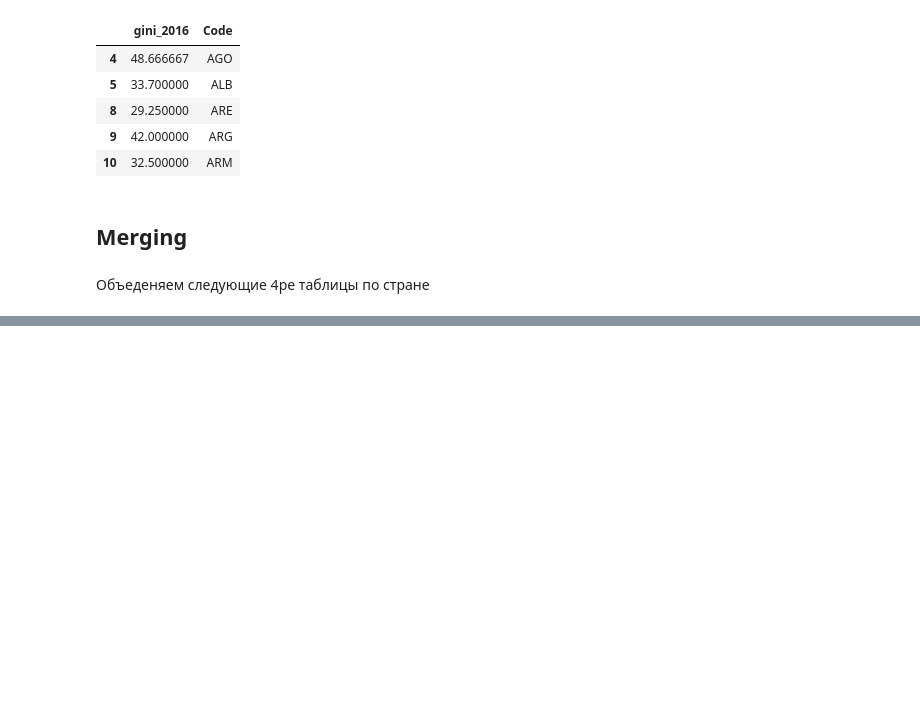
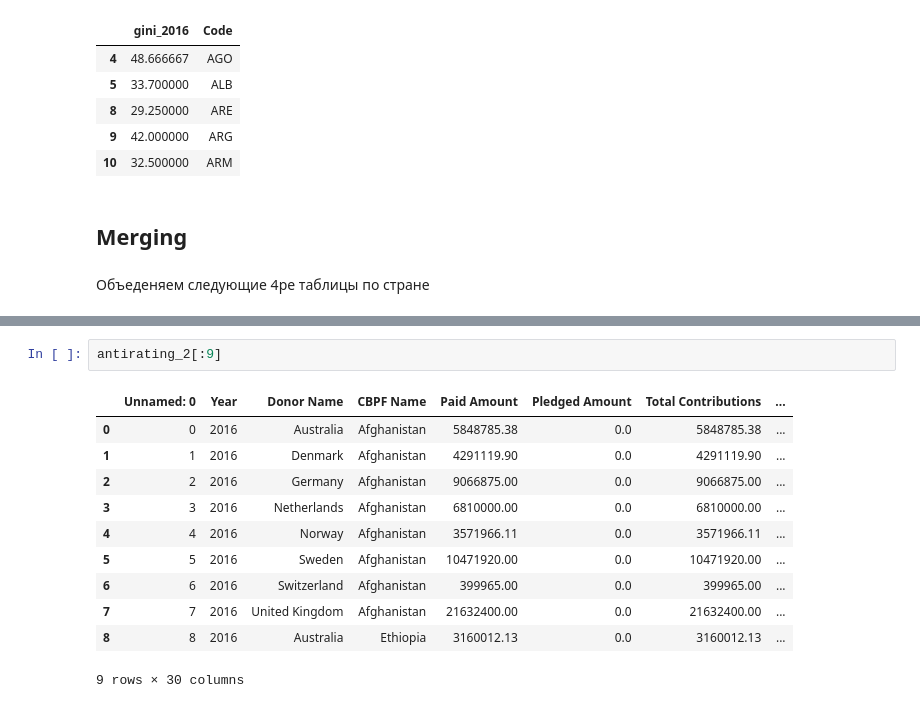
Before and after one commit to kamranuz/nis-network, a Jupyter notebook: conflict_and_others_rating.ipynb, the cells around one changed output, grey strips where cells are left out. Saved outputs shown, nothing was run; the diff lists cells and outputs as text; blank space fills up the shorter version.

```diff
--- a/conflict_and_others_rating.ipynb
+++ b/conflict_and_others_rating.ipynb
@@ -261,3 +251,17 @@ display(antirating_1.head(), disaster_ranked.head(), conflicts_ranked.head(), gi
 | SVK | 166.0 |
 | BLR | 165.0 |
 | CZE | 164.0 |
+# %%
+antirating_2[:9]
+# %% [output]
+|  | Unnamed: 0 | Year | Donor Name | CBPF Name | Paid Amount | Pledged Amount | Total Contributions | ... |
+| 0 | 0 | 2016 | Australia | Afghanistan | 5848785.38 | 0.0 | 5848785.38 | ... |
+| 1 | 1 | 2016 | Denmark | Afghanistan | 4291119.90 | 0.0 | 4291119.90 | ... |
+| 2 | 2 | 2016 | Germany | Afghanistan | 9066875.00 | 0.0 | 9066875.00 | ... |
+| 3 | 3 | 2016 | Netherlands | Afghanistan | 6810000.00 | 0.0 | 6810000.00 | ... |
+| 4 | 4 | 2016 | Norway | Afghanistan | 3571966.11 | 0.0 | 3571966.11 | ... |
+| 5 | 5 | 2016 | Sweden | Afghanistan | 10471920.00 | 0.0 | 10471920.00 | ... |
+| 6 | 6 | 2016 | Switzerland | Afghanistan | 399965.00 | 0.0 | 399965.00 | ... |
+| 7 | 7 | 2016 | United Kingdom | Afghanistan | 21632400.00 | 0.0 | 21632400.00 | ... |
+| 8 | 8 | 2016 | Australia | Ethiopia | 3160012.13 | 0.0 | 3160012.13 | ... |
+9 rows × 30 columns
```
Also changed, not shown: parts of 13 cells of this notebook, 2 other files.
